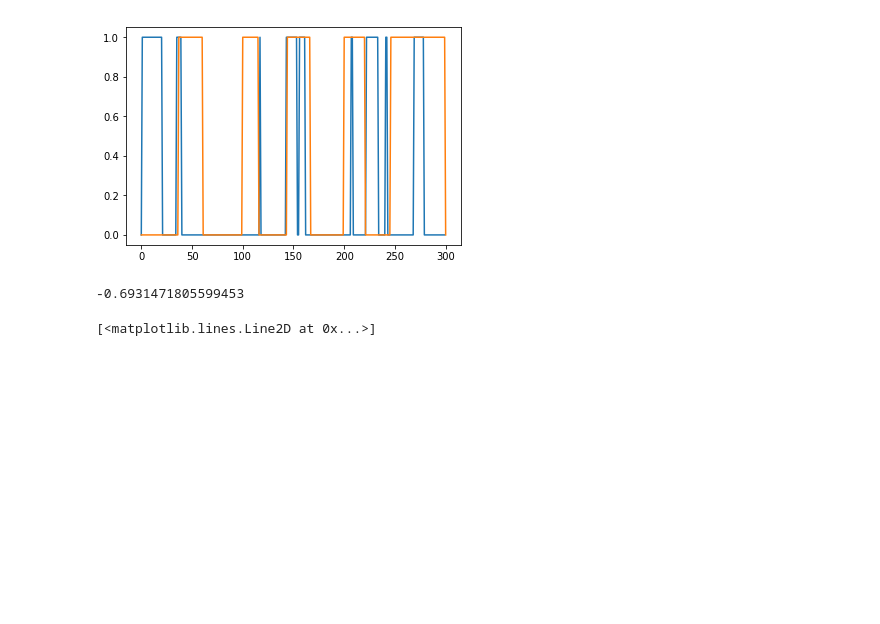
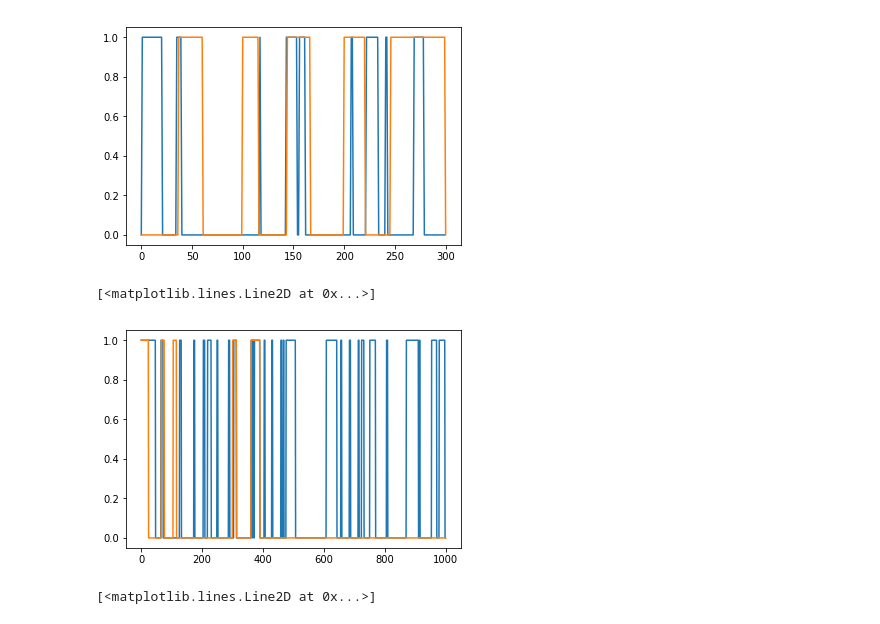
Before and after one commit to evgeniy97/unfarCasino, a Jupyter notebook: KhomutovTask-Copy1.ipynb, the cells around one changed output. Saved outputs shown, nothing was run; the diff lists cells and outputs as text; code cells hidden in the pictures; blank space fills up the shorter version.

```diff
--- a/KhomutovTask-Copy1.ipynb
+++ b/KhomutovTask-Copy1.ipynb
@@ -31,6 +31,16 @@ for i in range(300):
     data, label = casino()
     dataset300.append(data)
     dataset300Labels.append(label)
+# %%
+dataset1000 = []
+dataset1000Labels = []
+
+casino = Croupier()
+
+for i in range(1000):
+    data, label = casino()
+    dataset1000.append(data)
+    dataset1000Labels.append(label)
 # %%
 lab = [0 if l =='F' else 1 for l in dataset300Labels ]
 plt.plot(lab)
@@ -103,7 +113,7 @@ class algorithmViterbi(baseAlgo):
 
         self.path = self.path[::-1]
 
-    def probability(self):
+    def returnProbability(self):
         if self.probability != None: return self.probability
 
     def __call__(self):
@@ -121,10 +131,17 @@ plt.plot(res)
 # %% [output]
 [<matplotlib.lines.Line2D at 0x...>]
 [figure]
-# %%
-np.log(1/2)
-# %% [output]
--0.6931471805599453
+# %%
+hackCasinoViterbi = algorithmViterbi(dataset1000)
+result = hackCasinoViterbi()
+lab = [0 if l =='F' else 1 for l in dataset1000Labels ]
+res = [0 if l =='F' else 1 for l in result]
+res.append(0)
+plt.plot(lab)
+plt.plot(res)
+# %% [output]
+[<matplotlib.lines.Line2D at 0x...>]
+[figure, added]
 # %%
 class baseAlgoLog():
     def __init__(self, data):
```
Also changed, not shown: parts of 3 cells of this notebook.
